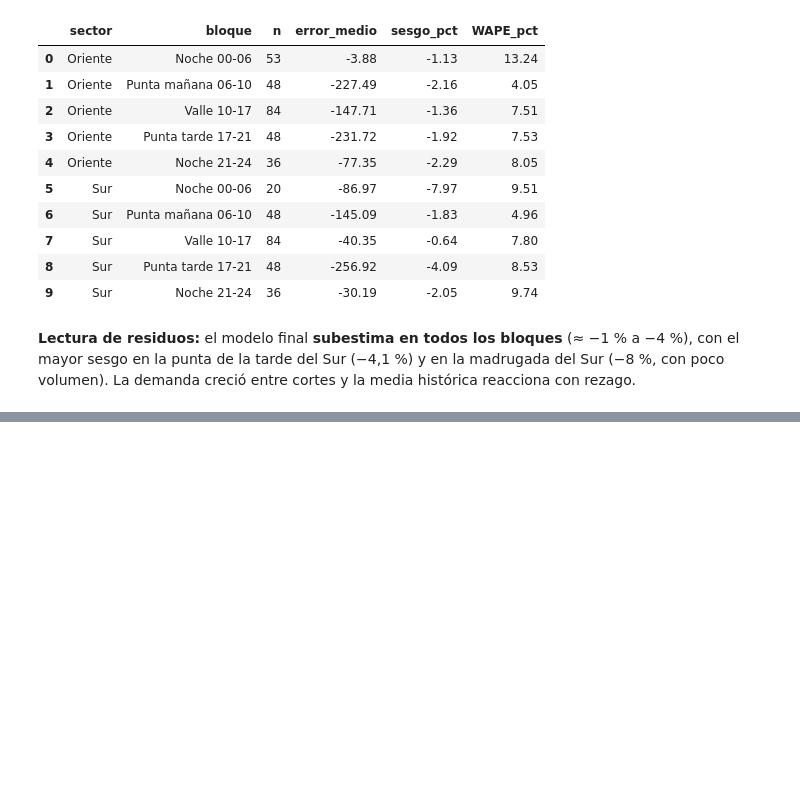
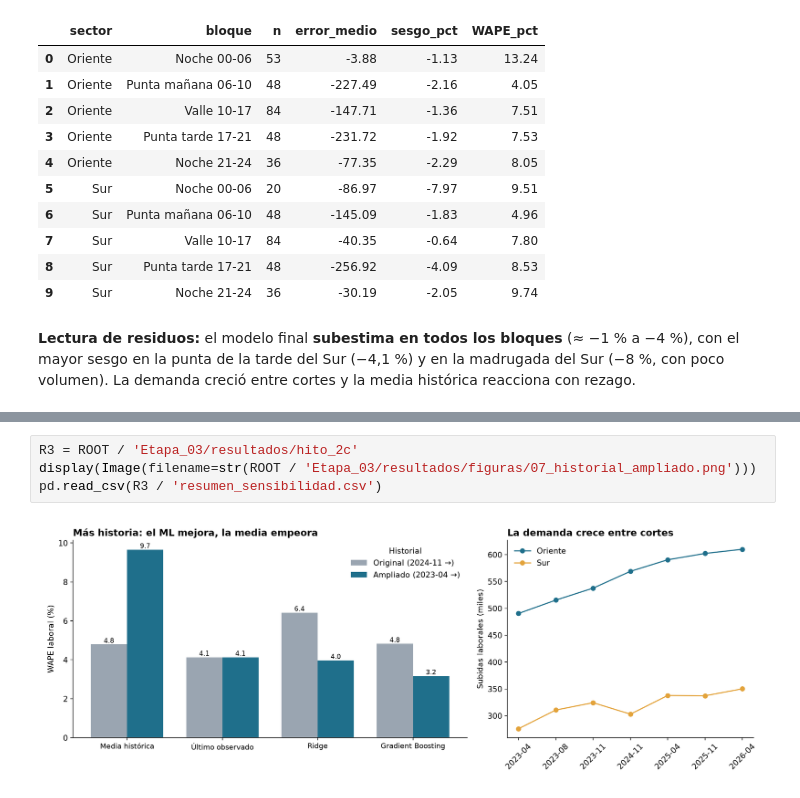
Before and after one commit to p163j02/demanda-bus-santiago, a Jupyter notebook: Etapa_03/notebooks/etapa_iii_final.ipynb, the cells around one changed output, grey strips where cells are left out. Saved outputs shown, nothing was run; the diff lists cells and outputs as text; blank space fills up the shorter version.

```diff
--- a/Etapa_03/notebooks/etapa_iii_final.ipynb
+++ b/Etapa_03/notebooks/etapa_iii_final.ipynb
@@ -193,0 +221,6 @@ pd.read_csv(R2 / 'residuos_modelo_final.csv')
+# %%
+R3 = ROOT / 'Etapa_03/resultados/hito_2c'
+display(Image(filename=str(ROOT / 'Etapa_03/resultados/figuras/07_historial_ampliado.png')))
+pd.read_csv(R3 / 'resumen_sensibilidad.csv')
+# %% [output]
+[figure, added]
```
Also changed, not shown: parts of 8 cells of this notebook, 16 other files.
